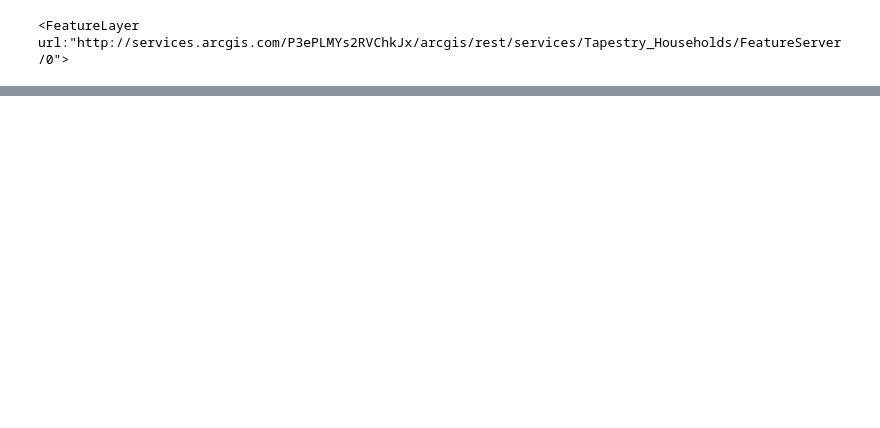
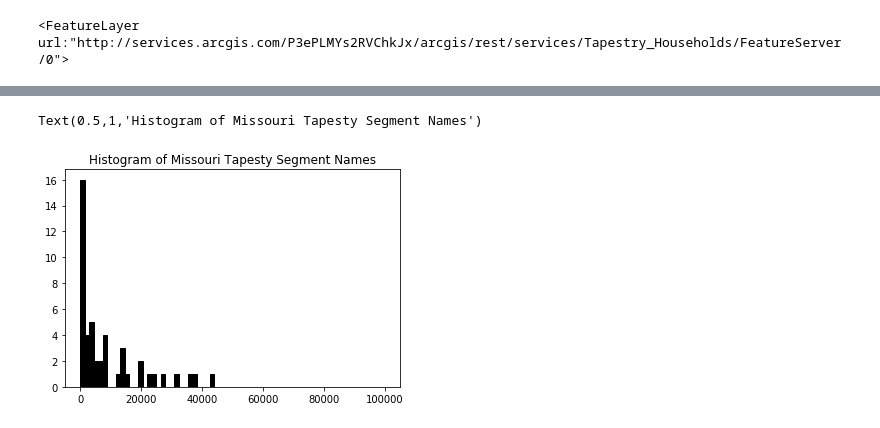
Before and after one commit to LauraLB2006/advanced_class, a Jupyter notebook: Project3/Q1.ipynb, the cells around one changed output, grey strips where cells are left out. Saved outputs shown, nothing was run; the diff lists cells and outputs as text; code cells hidden in the pictures; blank space fills up the shorter version.

```diff
--- a/Project3/Q1.ipynb
+++ b/Project3/Q1.ipynb
@@ -73,0 +278,9 @@ flayer
+# %%
+MO2= (sdf.THH01 [26], sdf.THH02 [26], sdf.THH04 [26], sdf.THH05 [26], sdf.THH11 [26],
+    sdf.THH13 [26], sdf.THH14 [26], sdf.THH15 [26], sdf.THH16 [26], sdf.THH17 [26], sdf.THH18 [26], sdf.THH19 [26], sdf.THH20[26],
+    sdf.THH21 [26], sdf.THH22 [26], sdf.THH23 [26], sdf.THH24 [26], sdf.THH25 [26], sdf.THH26 [26], sdf.THH27 [26], sdf.THH29 [26],
+    sdf.THH34 [26], sdf.THH36 [26], sdf.THH37 [26], sdf.THH38 [26], sdf.THH39 [26], sdf.THH41 [26], sdf.THH43 [26], sdf.THH44 [26],
+    sdf.THH45 [26], sdf.THH46 [26], sdf.THH47 [26], sdf.THH48 [26], sdf.THH49 [26], sdf.THH50 [26],
+    sdf.THH51 [26], sdf.THH52 [26], sdf.THH53 [26], sdf.THH54 [26], sdf.THH55 [26], sdf.THH56 [26], sdf.THH57 [26], sdf.THH58 [26],
+    sdf.THH65 [26], sdf.THH66 [26], sdf.THH67 [26], sdf.THH68 [26])
+MO2
@@ -73,0 +305,6 @@ flayer
+# %%
+plt.hist(MO2, bins=68, range=(1, 100000.0), fc='k', ec='k')
+plt.title ("Histogram of Missouri Tapesty Segment Names")
+# %% [output]
+Text(0.5,1,'Histogram of Missouri Tapesty Segment Names')
+[figure, added]
```
Also changed, not shown: parts of 42 cells of this notebook, 1 other file.
